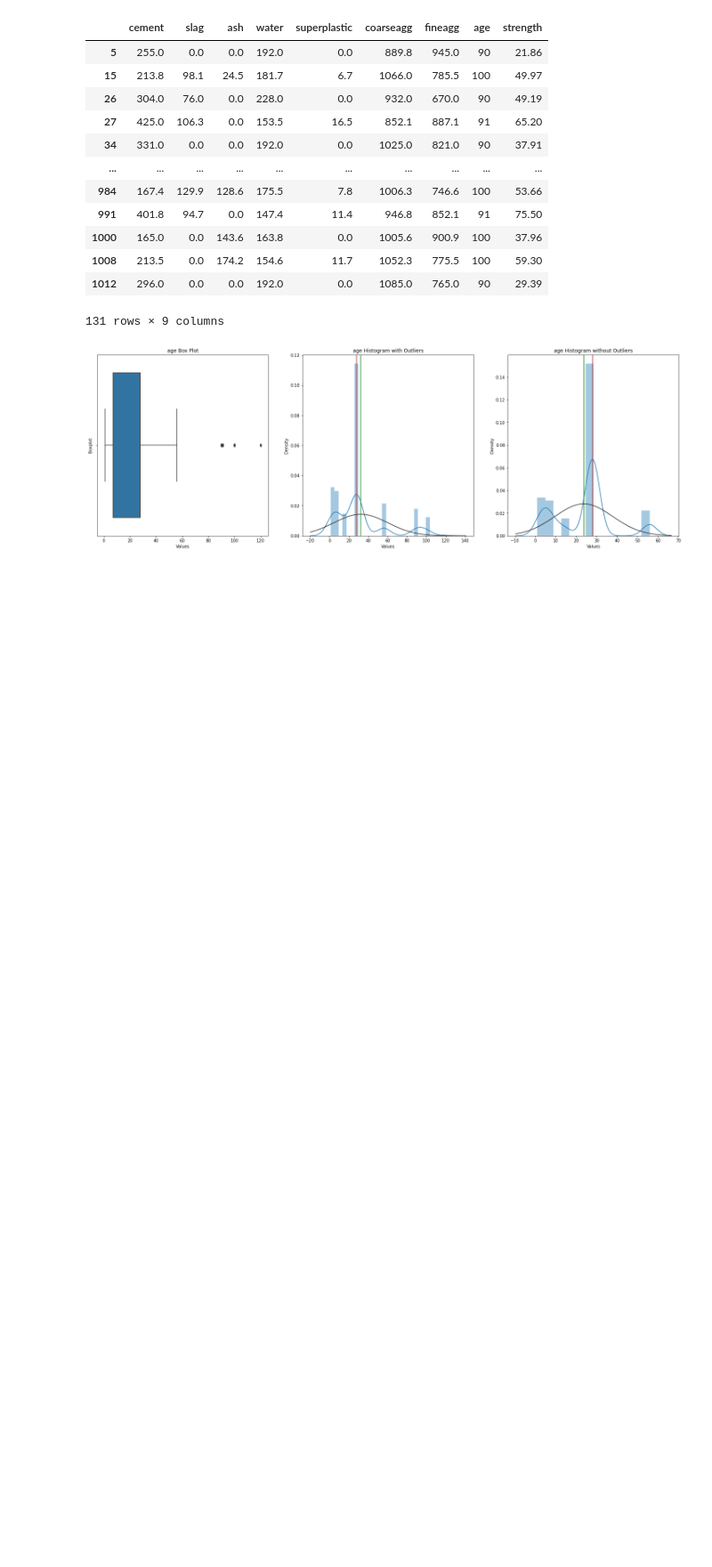
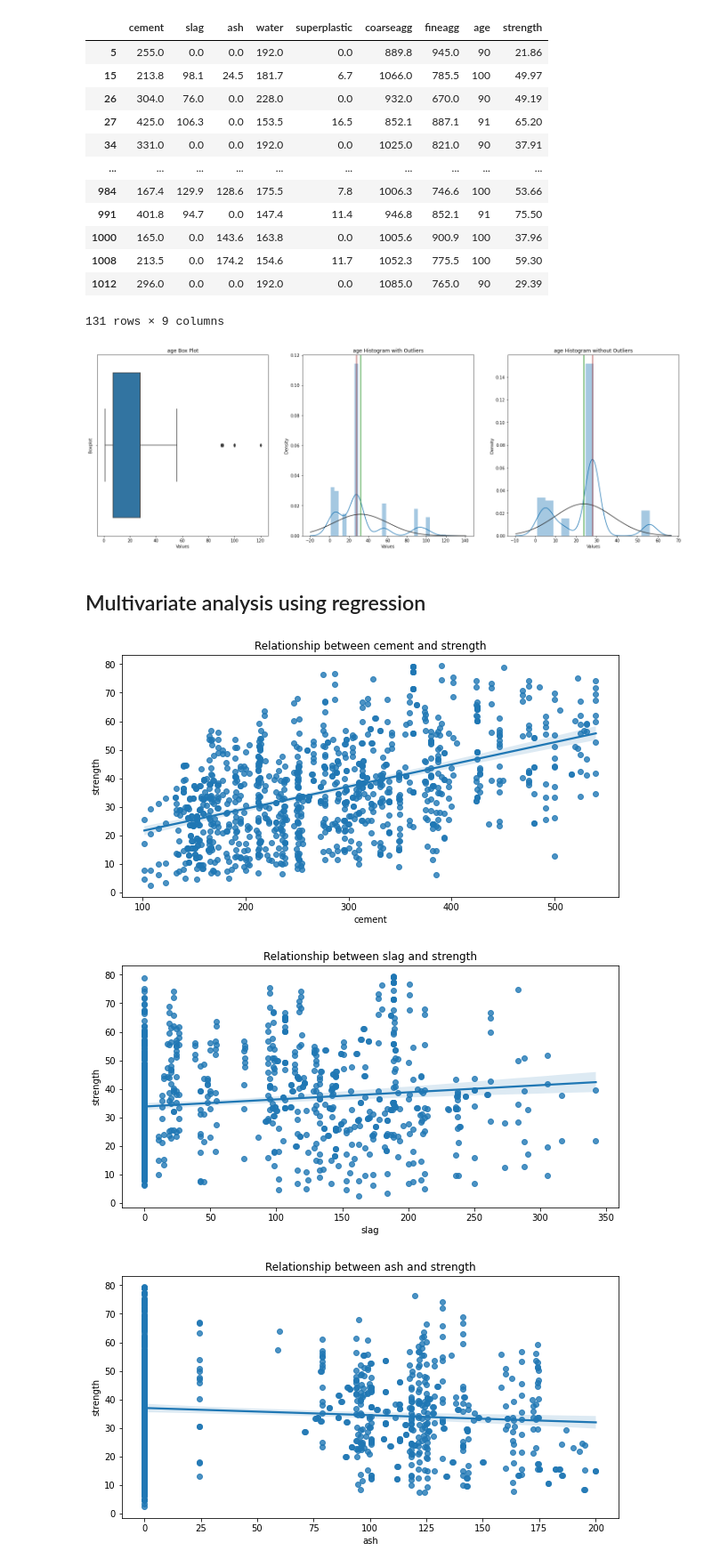
Before and after one commit to chaitanyaaditya/CapStone, a Jupyter notebook: CapStoneProject1.ipynb, the cells around one changed output. Shown at 89% size. Cells and saved outputs as stored; diff of their text form; code cells hidden in the pictures; blank space fills up the shorter version.

```diff
--- a/CapStoneProject1.ipynb
+++ b/CapStoneProject1.ipynb
@@ -345,3 +345,14 @@ Outlier percentage in age is 13.0%
 | 1012 | 296.0 | 0.0 | 0.0 | 192.0 | 0.0 | 1085.0 | 765.0 | 90 | 29.39 |
 131 rows × 9 columns
 [figure]
+# %% [markdown]
+## Multivariate analysis using regression
+# %%
+for col in df.columns:
+  if col != 'strength':
+    fig , ax1 = plt.subplots(figsize = (10,5))
+    sns.regplot(x=df[col], y=df['strength'], ax=ax1).set_title(f'Relationship between {col} and strength')
+# %% [output]
+[figure, added]
+[figure, added]
+[figure, added]
```
Also changed, not shown: parts of 2 cells of this notebook.
